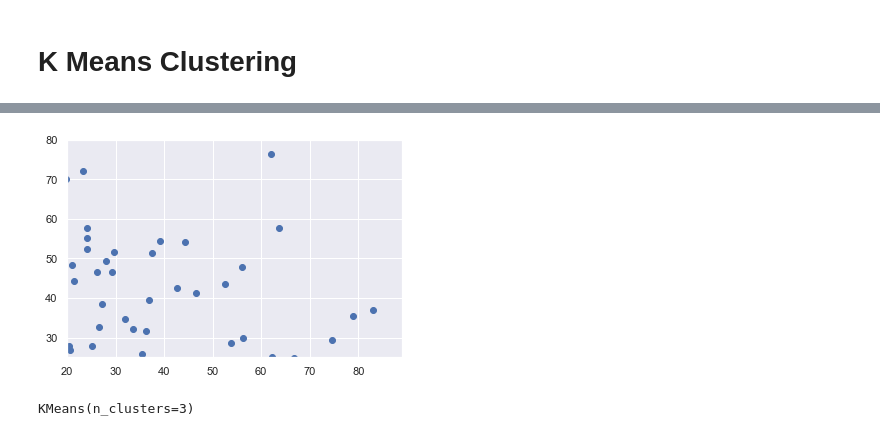
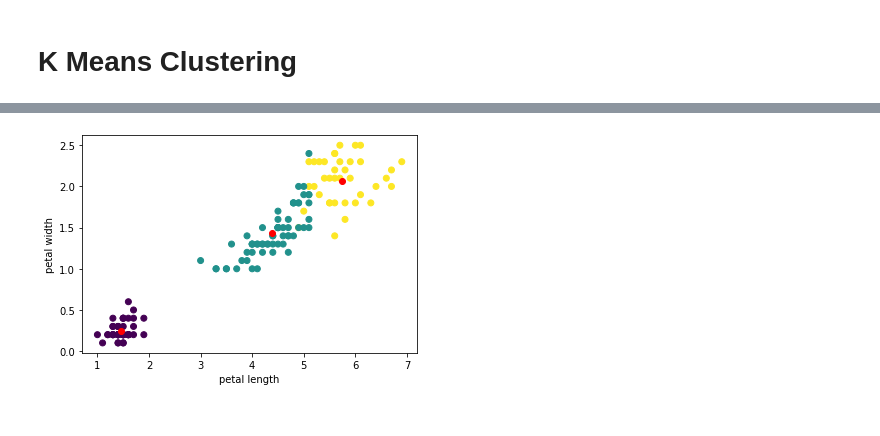
Before and after one commit to jazzjohn/52_MCA_DataScience_Lab, a Jupyter notebook: Jupyter/KMeansClustering.ipynb, the cells around one changed output, grey strips where cells are left out. Cells and saved outputs as stored; diff of their text form; code cells hidden in the pictures.

```diff
--- a/Jupyter/KMeansClustering.ipynb
+++ b/Jupyter/KMeansClustering.ipynb
@@ -3,11 +3,6 @@
 # %%
 import numpy as np
 import pandas as pd
-import statsmodels.api as sm
 import matplotlib.pyplot as plt
-import seaborn as sns
-sns.set()
+from sklearn.datasets import load_iris
 from sklearn.cluster import KMeans
-
-data = pd.read_csv('Country-data.csv')
-data.head()
@@ -21,14 +9,15 @@ data.head()
 # %%
-plt.scatter(data['child_mort'],data['exports'])
-plt.xlim(20,89)
-plt.ylim(25,80)
-plt.show()
+data=load_iris().data
+
+model=KMeans(n_clusters=3)
+model.fit(data)
+labels=model.predict(data)
+ctn=model.cluster_centers_
-# %% [output]
-[figure, removed]
 # %%
- x = data.iloc[:,1:3]
+plt.scatter(data[:,2],data[:,3],c=labels)
+plt.scatter(ctn[:,2],ctn[:,3],color='red')
+plt.xlabel('petal length')
+plt.ylabel('petal width')
+plt.show()
+# %% [output]
+[figure, added]
-# %%
-Kmeans = KMeans(3)
-Kmeans.fit(x)
-# %% [output]
-KMeans(n_clusters=3)
```
Also changed, not shown: parts of 3 cells of this notebook, 2 other files.
